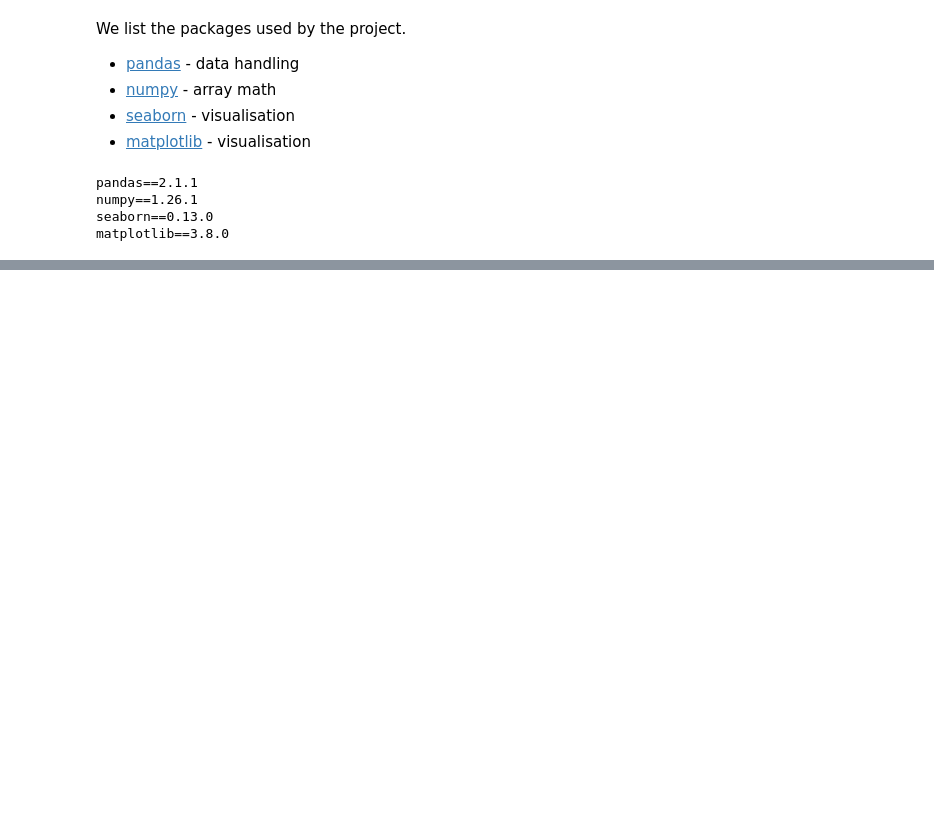
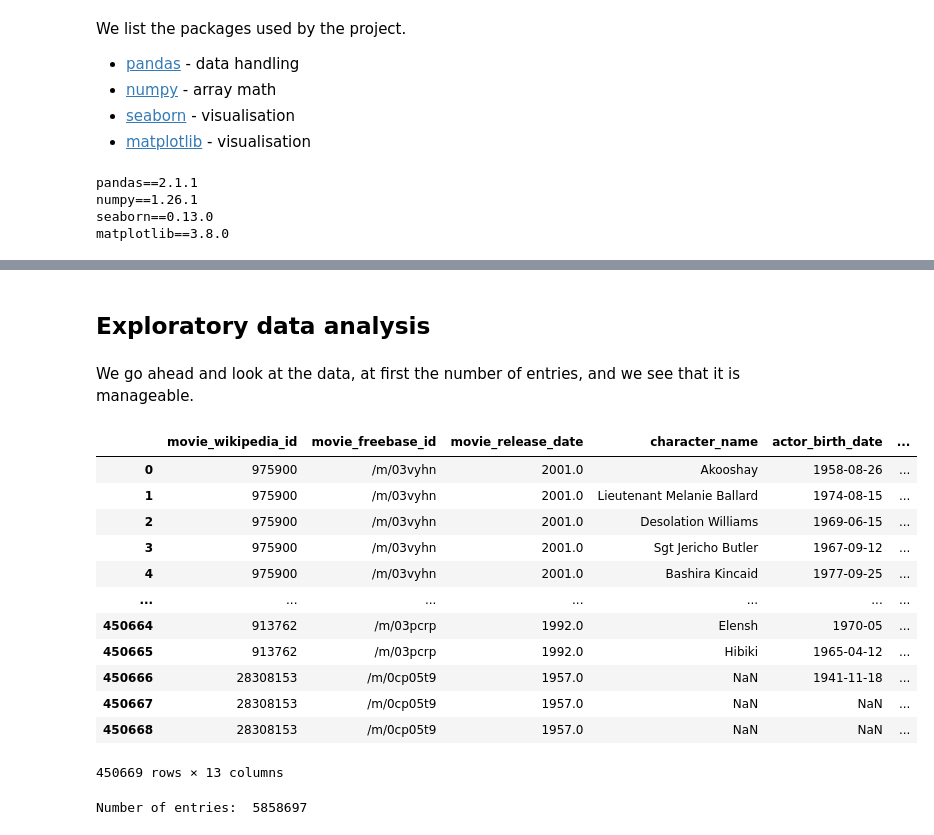
Before and after one commit to epfl-ada/ada-2023-project-adacalypse, a Jupyter notebook: code/P2_notebook.ipynb, the cells around one changed output, grey strips where cells are left out. Cells and saved outputs as stored; diff of their text form; code cells hidden in the pictures; blank space fills up the shorter version.

```diff
--- a/code/P2_notebook.ipynb
+++ b/code/P2_notebook.ipynb
@@ -58,0 +77,23 @@ character_metadata = date_to_int(character_metadata, 'movie_release_date')
+# %% [markdown]
+## Exploratory data analysis <a class="anchor" id="second"></a>
+# %% [markdown]
+We go ahead and look at the data, at first the number of entries, and we see that it is manageable.
+# %%
+# Display character metadata
+display(character_metadata)
+print("Number of entries: ", np.prod(character_metadata.shape))
+# %% [output]
+|  | movie_wikipedia_id | movie_freebase_id | movie_release_date | character_name | actor_birth_date | ... |
+| 0 | 975900 | /m/03vyhn | 2001.0 | Akooshay | 1958-08-26 | ... |
+| 1 | 975900 | /m/03vyhn | 2001.0 | Lieutenant Melanie Ballard | 1974-08-15 | ... |
+| 2 | 975900 | /m/03vyhn | 2001.0 | Desolation Williams | 1969-06-15 | ... |
+| 3 | 975900 | /m/03vyhn | 2001.0 | Sgt Jericho Butler | 1967-09-12 | ... |
+| 4 | 975900 | /m/03vyhn | 2001.0 | Bashira Kincaid | 1977-09-25 | ... |
+| ... | ... | ... | ... | ... | ... | ... |
+| 450664 | 913762 | /m/03pcrp | 1992.0 | Elensh | 1970-05 | ... |
+| 450665 | 913762 | /m/03pcrp | 1992.0 | Hibiki | 1965-04-12 | ... |
+| 450666 | 28308153 | /m/0cp05t9 | 1957.0 | NaN | 1941-11-18 | ... |
+| 450667 | 28308153 | /m/0cp05t9 | 1957.0 | NaN | NaN | ... |
+| 450668 | 28308153 | /m/0cp05t9 | 1957.0 | NaN | NaN | ... |
+450669 rows × 13 columns
+Number of entries:  5858697
```
Also changed, not shown: parts of 35 cells of this notebook.
